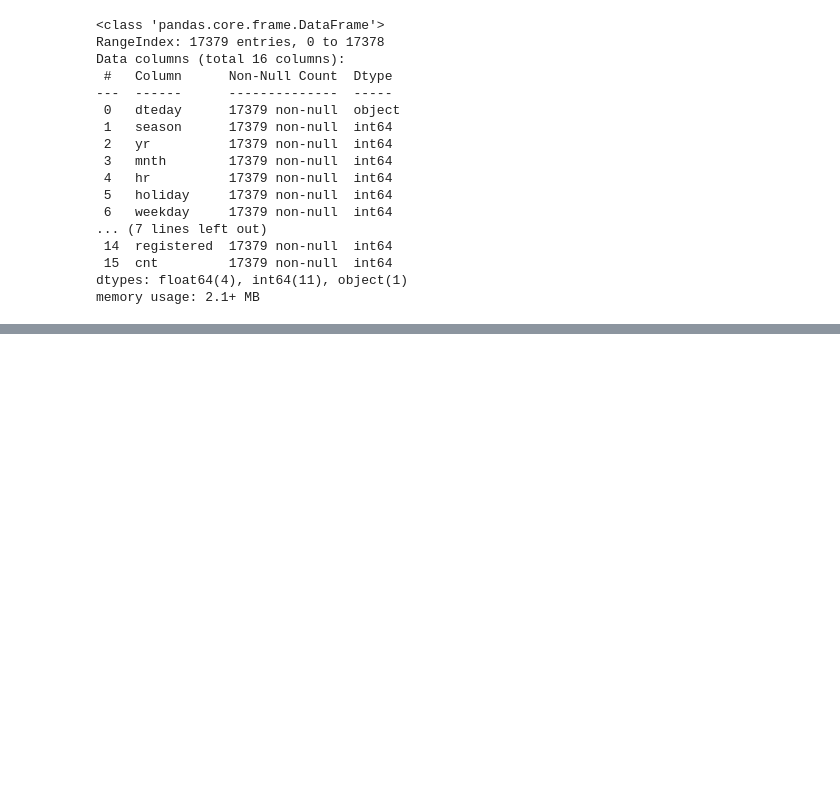
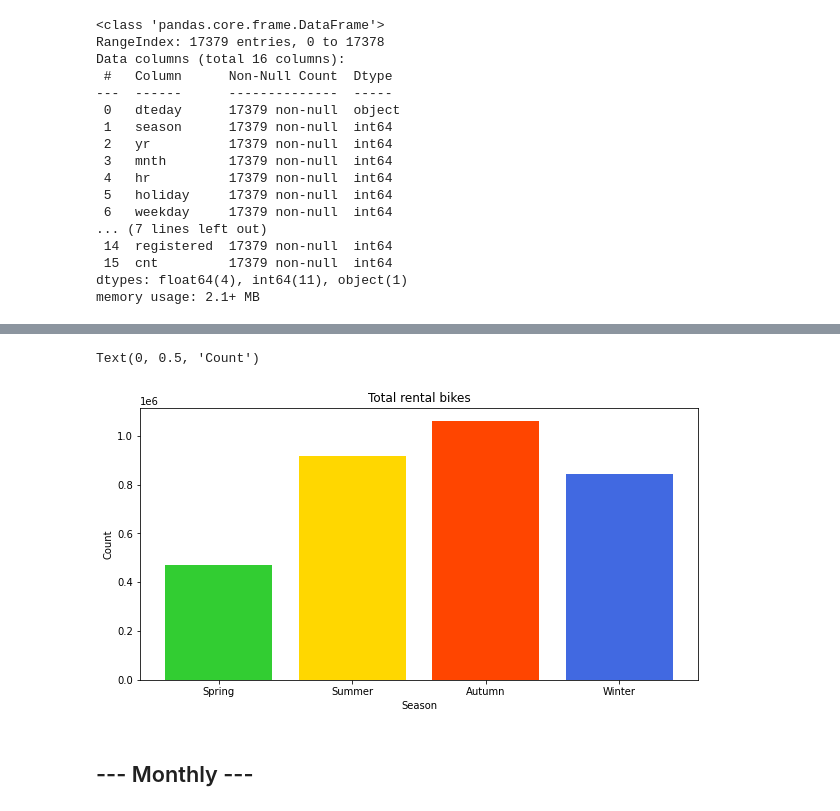
Before and after one commit to seyedmahdiamin1998/personal-website, a Jupyter notebook: Notebooks/BikeSharing/Bikeshring.ipynb, the cells around one changed output, grey strips where cells are left out. Cells and saved outputs as stored; diff of their text form; code cells hidden in the pictures; blank space fills up the shorter version.

```diff
--- a/Notebooks/BikeSharing/Bikeshring.ipynb
+++ b/Notebooks/BikeSharing/Bikeshring.ipynb
@@ -94,0 +168,23 @@ data.groupby(['mnth']).sum()
+# %%
+df = data.groupby(['season']).sum()
+df.loc['Spring','sort'] = 0
+df.loc['Summer','sort'] = 1
+df.loc['Autumn','sort'] =  2
+df.loc['Winter','sort'] = 3
+df.sort_values('sort', inplace=True)
+# %%
+y = list(df.loc[:,'cnt'])
+x = list(map(str, list(df.index)))
+
+fig, ax = plt.subplots(figsize=(10,5))
+label = list(map(lambda x :'n = {0}'.format(x), y))
+# ax.bar(x=x, height=y, label=label, color=['C0','C1','C2','C3'])
+ax.bar(x=x, height=y, label=label, color=['limegreen','gold','orangered','royalblue'])
+plt.title("Total rental bikes")
+plt.xlabel("Season")
+plt.ylabel("Count")
+# %% [output]
+Text(0, 0.5, 'Count')
+[figure, added]
+# %% [markdown]
+<h2>--- Monthly ---</h2>
```
Also changed, not shown: parts of 15 cells of this notebook.
